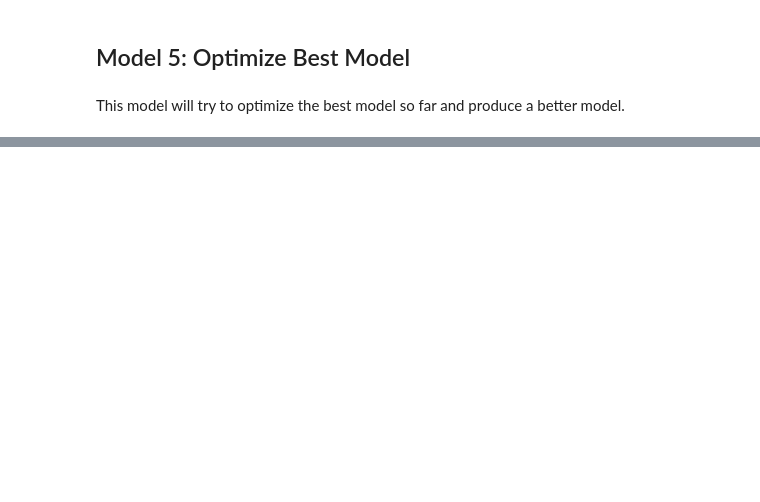
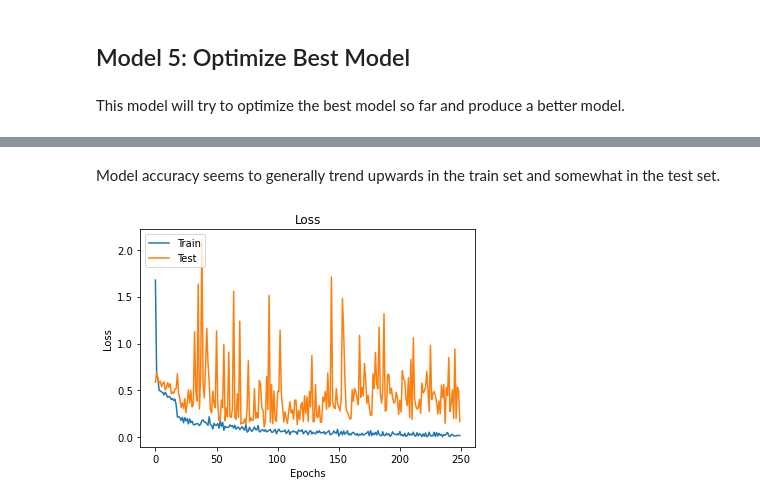
Before and after one commit to samoliver3/dsc-phase-4-project, a Jupyter notebook: index.ipynb, the cells around one changed output, grey strips where cells are left out. Saved outputs shown, nothing was run; the diff lists cells and outputs as text; code cells hidden in the pictures; blank space fills up the shorter version.

```diff
--- a/index.ipynb
+++ b/index.ipynb
@@ -948,0 +1018,13 @@ This model will try to optimize the best model so far and produce a better model
+# %% [markdown]
+Model accuracy seems to generally trend upwards in the train set and somewhat in the test set.
+# %%
+plt.figure()
+plt.plot(history.history['loss'])
+plt.plot(history.history['val_loss'])
+plt.legend(['Train', 'Test'], loc='upper left')
+plt.title('Loss')
+plt.xlabel('Epochs')
+plt.ylabel('Loss')
+plt.show()
+# %% [output]
+[figure, added]
```
Also changed, not shown: parts of 24 cells of this notebook.
